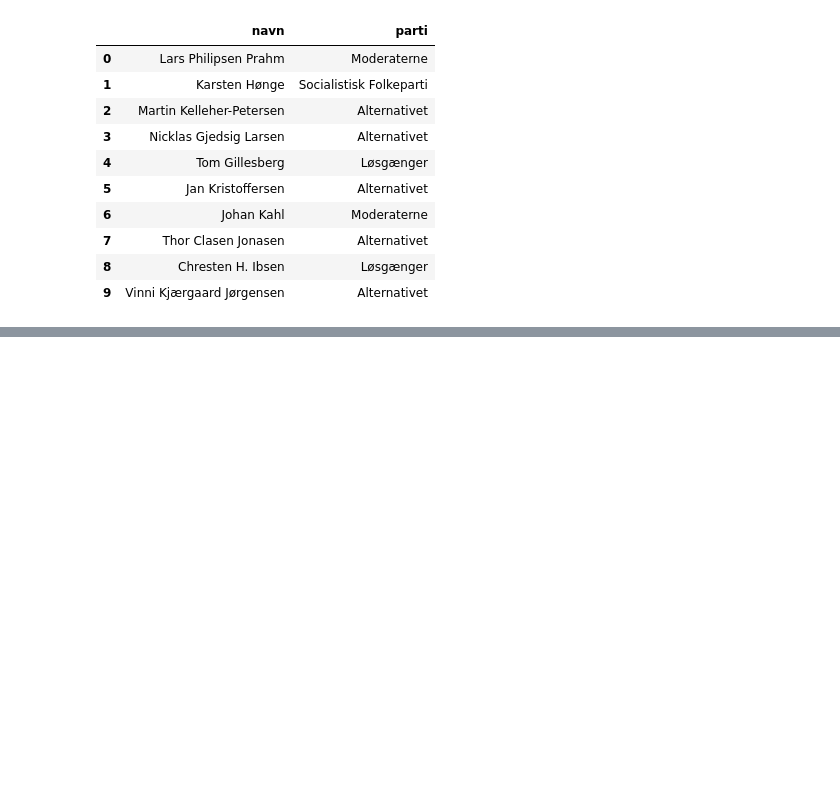
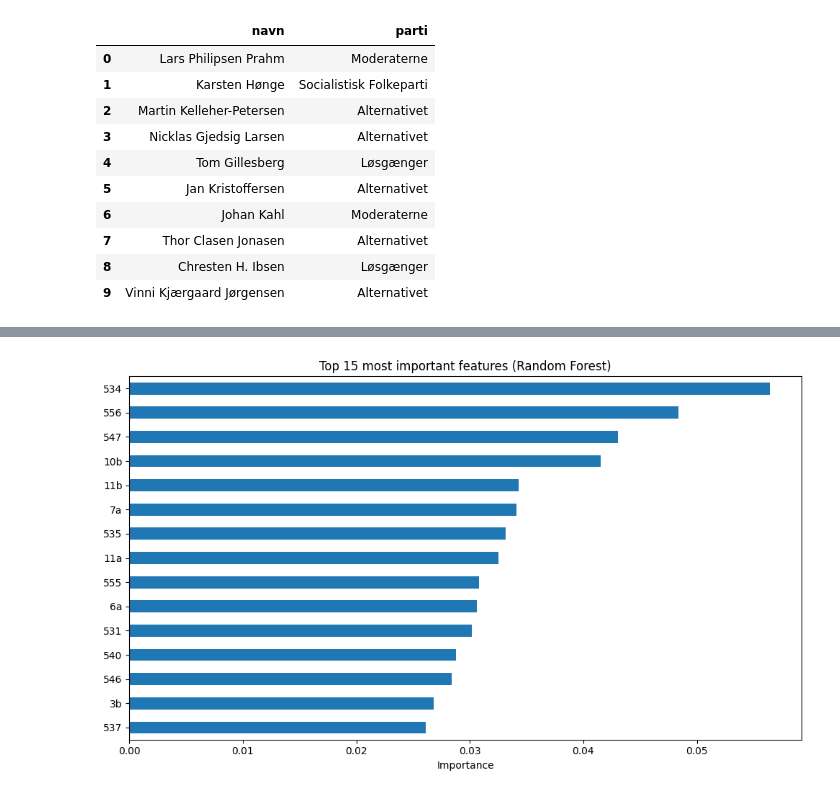
Before and after one commit to MartinSA91/MAL-assignment2, a Jupyter notebook: Assignemt 2 Candidates/2. Candidate Test 2022 I.ipynb, the cells around one changed output, grey strips where cells are left out. Saved outputs shown, nothing was run; the diff lists cells and outputs as text; code cells hidden in the pictures; blank space fills up the shorter version.

```diff
--- a/Assignemt 2 Candidates/2. Candidate Test 2022 I.ipynb
+++ b/Assignemt 2 Candidates/2. Candidate Test 2022 I.ipynb
@@ -227,0 +493,17 @@ NameError: name 'alldata' is not defined
+# %%
+from sklearn.ensemble import RandomForestClassifier
+
+rf_model = RandomForestClassifier(
+    n_estimators=200,
+    max_depth=8,
+    random_state=42
+)
+
+rf_model.fit(X_train, y_train)
+
+rf_pred = rf_model.predict(X_test)
+
+rf_acc = accuracy_score(y_test, rf_pred)
+
+print("Random Forest accuracy:", rf_acc)
+print(classification_report(y_test, rf_pred))
@@ -227,0 +528,16 @@ NameError: name 'alldata' is not defined
+# %%
+rf_importance = pd.Series(rf_model.feature_importances_, index=X.columns)
+
+rf_importance = rf_importance.sort_values(ascending=False).head(15)
+
+plt.figure(figsize=(10,6))
+rf_importance.plot(kind="barh")
+plt.gca().invert_yaxis()
+
+plt.title("Top 15 most important features (Random Forest)")
+plt.xlabel("Importance")
+
+plt.tight_layout()
+plt.show()
+# %% [output]
+[figure, added]
```
Also changed, not shown: parts of 18 cells of this notebook.
